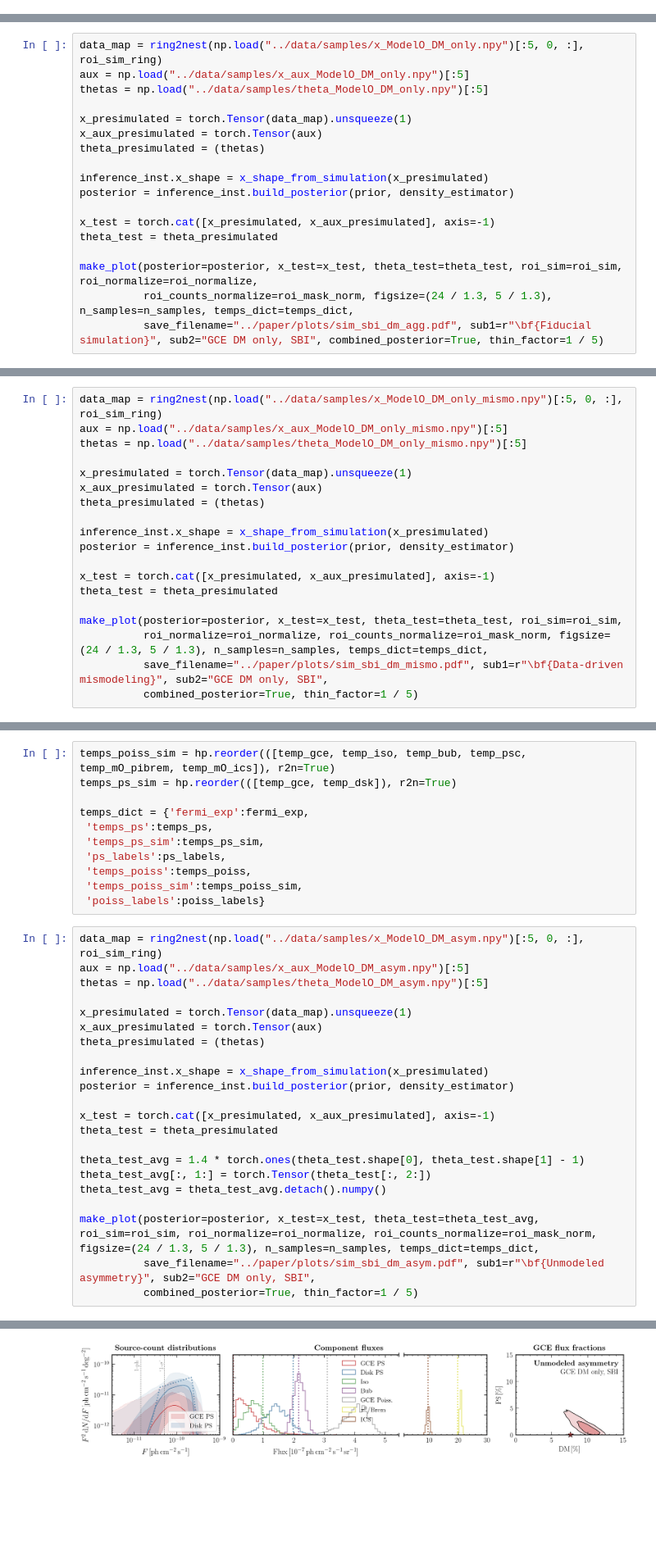
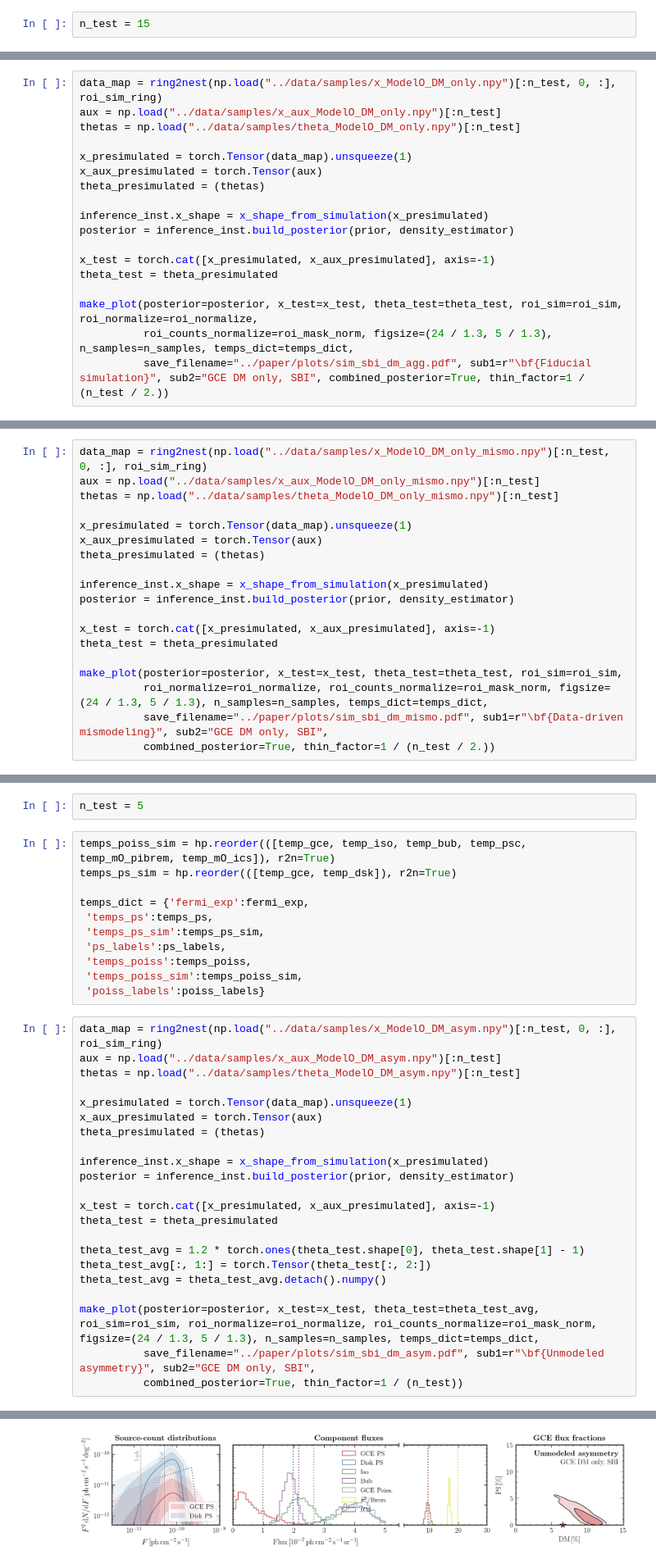
Before and after one commit to smsharma/fermi-gce-flows, a Jupyter notebook: notebooks/02_analysis.ipynb, the cells around one changed output, grey strips where cells are left out. Shown at 82% size. Saved outputs shown, nothing was run; the diff lists cells and outputs as text; blank space fills up the shorter version.

```diff
--- a/notebooks/02_analysis.ipynb
+++ b/notebooks/02_analysis.ipynb
@@ -528,6 +528,8 @@ $7.7^{0.2}_{0.6}\%$ & $55.0^{8.8}_{22.9}\%$ & $2.3^{0.7}_{1.6}$ & $5.4^{0.5}_{1.
 <Figure size 432x324 with 0 Axes>
 # %% [markdown]
 ## Original analysis
+# %%
+n_test = 15
 # %%
 temps_poiss_sim = hp.reorder(([temp_gce, temp_iso, temp_bub, temp_psc, temp_mO_pibrem, temp_mO_ics]), r2n=True)
 temps_ps_sim = hp.reorder(([temp_gce, temp_dsk]), r2n=True)
@@ -540,9 +542,9 @@ temps_dict = {'fermi_exp':fermi_exp,
  'temps_poiss_sim':temps_poiss_sim,
  'poiss_labels':poiss_labels}
 # %%
-data_map = ring2nest(np.load("../data/samples/x_ModelO_DM_only.npy")[:5, 0, :], roi_sim_ring)
-aux = np.load("../data/samples/x_aux_ModelO_DM_only.npy")[:5]
-thetas = np.load("../data/samples/theta_ModelO_DM_only.npy")[:5]
+data_map = ring2nest(np.load("../data/samples/x_ModelO_DM_only.npy")[:n_test, 0, :], roi_sim_ring)
+aux = np.load("../data/samples/x_aux_ModelO_DM_only.npy")[:n_test]
+thetas = np.load("../data/samples/theta_ModelO_DM_only.npy")[:n_test]
 
 x_presimulated = torch.Tensor(data_map).unsqueeze(1)
 x_aux_presimulated = torch.Tensor(aux)
@@ -556,6 +558,6 @@ theta_test = theta_presimulated
 
 make_plot(posterior=posterior, x_test=x_test, theta_test=theta_test, roi_sim=roi_sim, roi_normalize=roi_normalize,
           roi_counts_normalize=roi_mask_norm, figsize=(24 / 1.3, 5 / 1.3), n_samples=n_samples, temps_dict=temps_dict,
-          save_filename="../paper/plots/sim_sbi_dm_agg.pdf", sub1=r"\bf{Fiducial simulation}", sub2="GCE DM only, SBI", combined_posterior=True, thin_factor=1 / 5)
+          save_filename="../paper/plots/sim_sbi_dm_agg.pdf", sub1=r"\bf{Fiducial simulation}", sub2="GCE DM only, SBI", combined_posterior=True, thin_factor=1 / (n_test / 2.))
 # %% [output]
 Removed no burn in
@@ -576,9 +578,9 @@ temps_dict = {'fermi_exp':fermi_exp,
  'temps_poiss_sim':temps_poiss_sim,
  'poiss_labels':poiss_labels}
 # %%
-data_map = ring2nest(np.load("../data/samples/x_ModelO_DM_only_mismo.npy")[:5, 0, :], roi_sim_ring)
-aux = np.load("../data/samples/x_aux_ModelO_DM_only_mismo.npy")[:5]
-thetas = np.load("../data/samples/theta_ModelO_DM_only_mismo.npy")[:5]
+data_map = ring2nest(np.load("../data/samples/x_ModelO_DM_only_mismo.npy")[:n_test, 0, :], roi_sim_ring)
+aux = np.load("../data/samples/x_aux_ModelO_DM_only_mismo.npy")[:n_test]
+thetas = np.load("../data/samples/theta_ModelO_DM_only_mismo.npy")[:n_test]
 
 x_presimulated = torch.Tensor(data_map).unsqueeze(1)
 x_aux_presimulated = torch.Tensor(aux)
@@ -593,6 +595,6 @@ theta_test = theta_presimulated
 make_plot(posterior=posterior, x_test=x_test, theta_test=theta_test, roi_sim=roi_sim,
           roi_normalize=roi_normalize, roi_counts_normalize=roi_mask_norm, figsize=(24 / 1.3, 5 / 1.3), n_samples=n_samples, temps_dict=temps_dict,
           save_filename="../paper/plots/sim_sbi_dm_mismo.pdf", sub1=r"\bf{Data-driven mismodeling}", sub2="GCE DM only, SBI",
-          combined_posterior=True, thin_factor=1 / 5)
+          combined_posterior=True, thin_factor=1 / (n_test / 2.))
 # %% [output]
 Removed no burn in
@@ -617,6 +619,8 @@ $11.9^{0.2}_{0.6}\%$ & $6.0^{2.1}_{3.5}\%$ & $2.6^{1.1}_{2.5}$ & $7.3^{0.5}_{1.3
 # make_plot(posterior=posterior, x_test=x_test, theta_test=theta_test, roi_sim=roi_sim, roi_normalize=roi_normalize, roi_counts_normalize=roi_mask_norm, figsize=(25, 4), n_samples=n_samples, temps_dict=temps_dict, save_filename="../paper/plots/sim_sbi_ps_mismo.pdf", sub1="Data-driven mismodeling, GCE PS only", sub2="Simulation-based inference", combined_posterior=True, thin_factor=1 / 3)
 # %% [markdown]
 ## Asymmetric DM
+# %%
+n_test = 5
 # %%
 temps_poiss_sim = hp.reorder(([temp_gce, temp_iso, temp_bub, temp_psc, temp_mO_pibrem, temp_mO_ics]), r2n=True)
 temps_ps_sim = hp.reorder(([temp_gce, temp_dsk]), r2n=True)
@@ -629,9 +633,9 @@ temps_dict = {'fermi_exp':fermi_exp,
  'temps_poiss_sim':temps_poiss_sim,
  'poiss_labels':poiss_labels}
 # %%
-data_map = ring2nest(np.load("../data/samples/x_ModelO_DM_asym.npy")[:5, 0, :], roi_sim_ring)
-aux = np.load("../data/samples/x_aux_ModelO_DM_asym.npy")[:5]
-thetas = np.load("../data/samples/theta_ModelO_DM_asym.npy")[:5]
+data_map = ring2nest(np.load("../data/samples/x_ModelO_DM_asym.npy")[:n_test, 0, :], roi_sim_ring)
+aux = np.load("../data/samples/x_aux_ModelO_DM_asym.npy")[:n_test]
+thetas = np.load("../data/samples/theta_ModelO_DM_asym.npy")[:n_test]
 
 x_presimulated = torch.Tensor(data_map).unsqueeze(1)
 x_aux_presimulated = torch.Tensor(aux)
@@ -643,12 +647,12 @@ posterior = inference_inst.build_posterior(prior, density_estimator)
 x_test = torch.cat([x_presimulated, x_aux_presimulated], axis=-1)
 theta_test = theta_presimulated
 
-theta_test_avg = 1.4 * torch.ones(theta_test.shape[0], theta_test.shape[1] - 1)
+theta_test_avg = 1.2 * torch.ones(theta_test.shape[0], theta_test.shape[1] - 1)
 theta_test_avg[:, 1:] = torch.Tensor(theta_test[:, 2:])
 theta_test_avg = theta_test_avg.detach().numpy()
 
 make_plot(posterior=posterior, x_test=x_test, theta_test=theta_test_avg, roi_sim=roi_sim, roi_normalize=roi_normalize, roi_counts_normalize=roi_mask_norm, figsize=(24 / 1.3, 5 / 1.3), n_samples=n_samples, temps_dict=temps_dict,
           save_filename="../paper/plots/sim_sbi_dm_asym.pdf", sub1=r"\bf{Unmodeled asymmetry}", sub2="GCE DM only, SBI",
-          combined_posterior=True, thin_factor=1 / 5)
+          combined_posterior=True, thin_factor=1 / (n_test))
 # %% [output]
 Removed no burn in
@@ -656,4 +660,4 @@ $11.2^{0.2}_{0.6}\%$ & $10.1^{3.3}_{6.0}\%$ & $2.6^{1.1}_{2.5}$ & $3.5^{0.4}_{0.
-[figure, old version]
+[figure, new version]
 <Figure size 432x324 with 0 Axes>
 # %% [markdown]
 ## Model A
```
Also changed, not shown: parts of 6 cells of this notebook, 9 other files.
